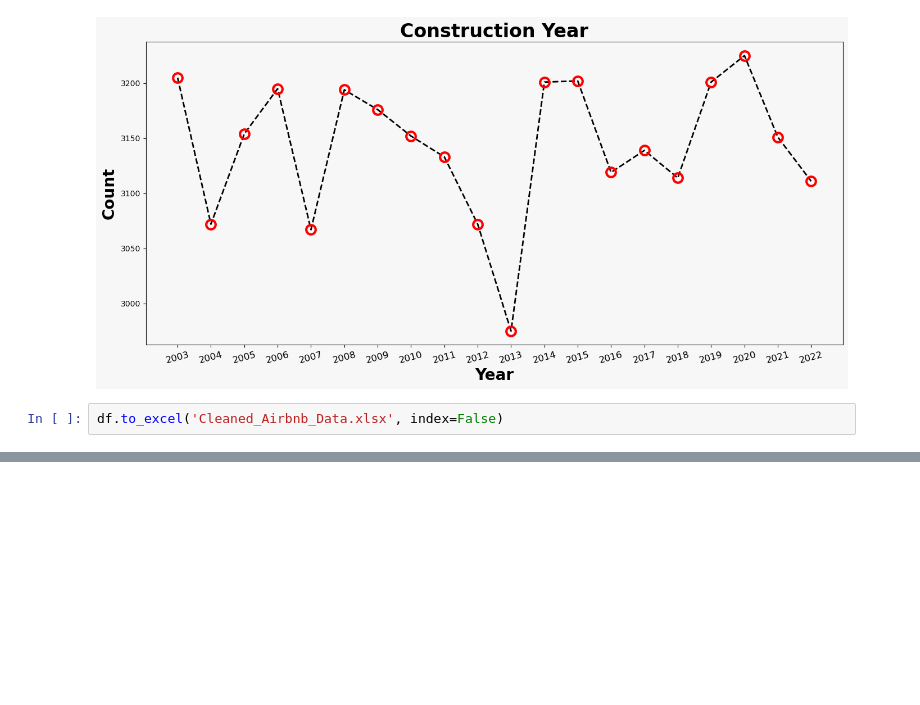
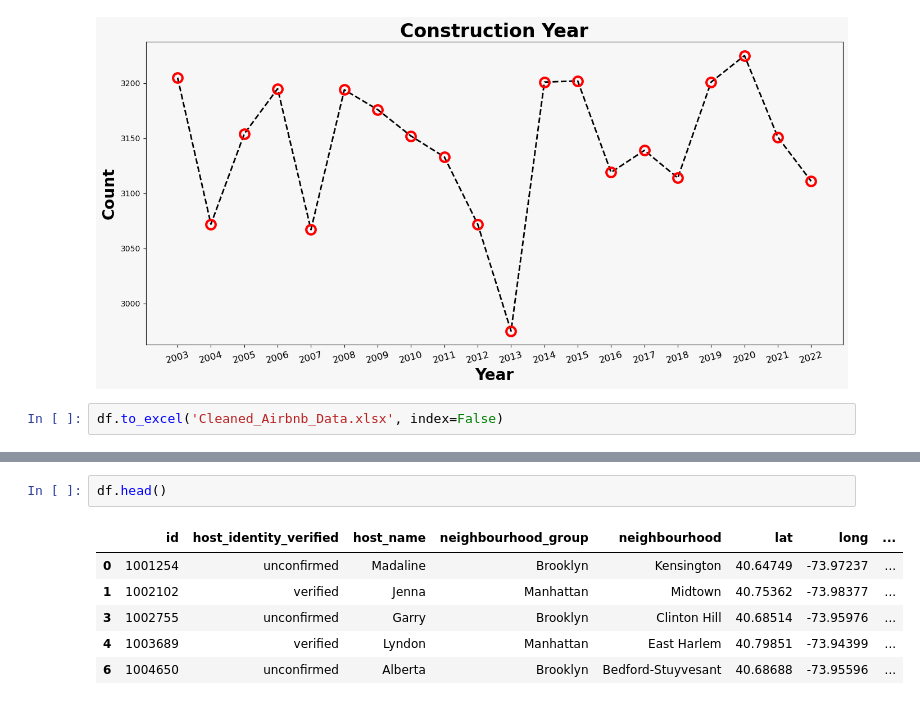
Before and after one commit to chrishunt11/Airbnb_Analysis, a Jupyter notebook: Airbnb Open Data.ipynb, the cells around one changed output, grey strips where cells are left out. Cells and saved outputs as stored; diff of their text form; blank space fills up the shorter version.

```diff
--- a/Airbnb Open Data.ipynb
+++ b/Airbnb Open Data.ipynb
@@ -560,0 +605,9 @@ plt.show()
+# %%
+df.head()
+# %% [output]
+|  | id | host_identity_verified | host_name | neighbourhood_group | neighbourhood | lat | long | ... |
+| 0 | 1001254 | unconfirmed | Madaline | Brooklyn | Kensington | 40.64749 | -73.97237 | ... |
+| 1 | 1002102 | verified | Jenna | Manhattan | Midtown | 40.75362 | -73.98377 | ... |
+| 3 | 1002755 | unconfirmed | Garry | Brooklyn | Clinton Hill | 40.68514 | -73.95976 | ... |
+| 4 | 1003689 | verified | Lyndon | Manhattan | East Harlem | 40.79851 | -73.94399 | ... |
+| 6 | 1004650 | unconfirmed | Alberta | Brooklyn | Bedford-Stuyvesant | 40.68688 | -73.95596 | ... |
```
Also changed, not shown: parts of 32 cells of this notebook, 1 other file.
